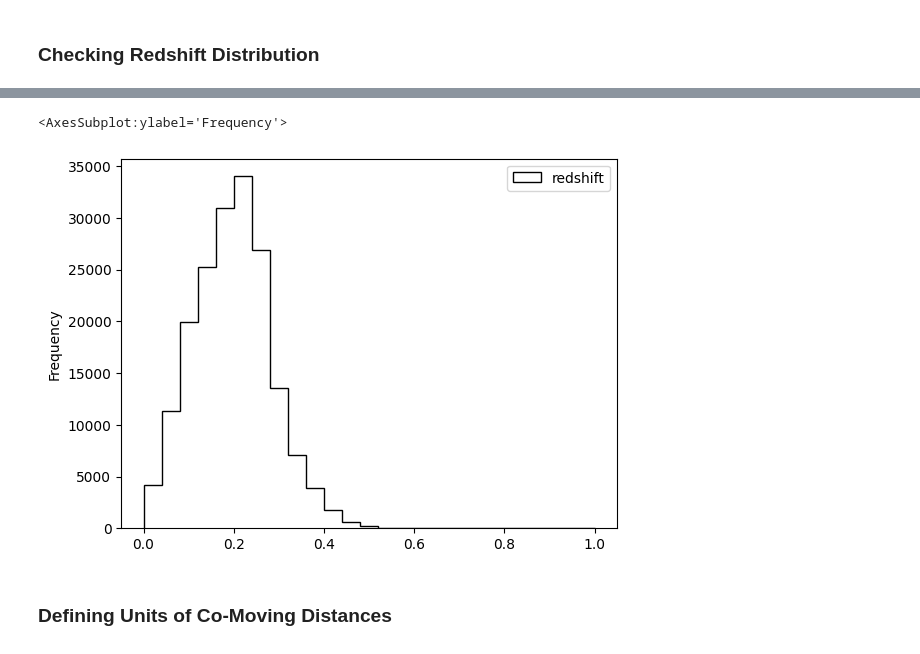
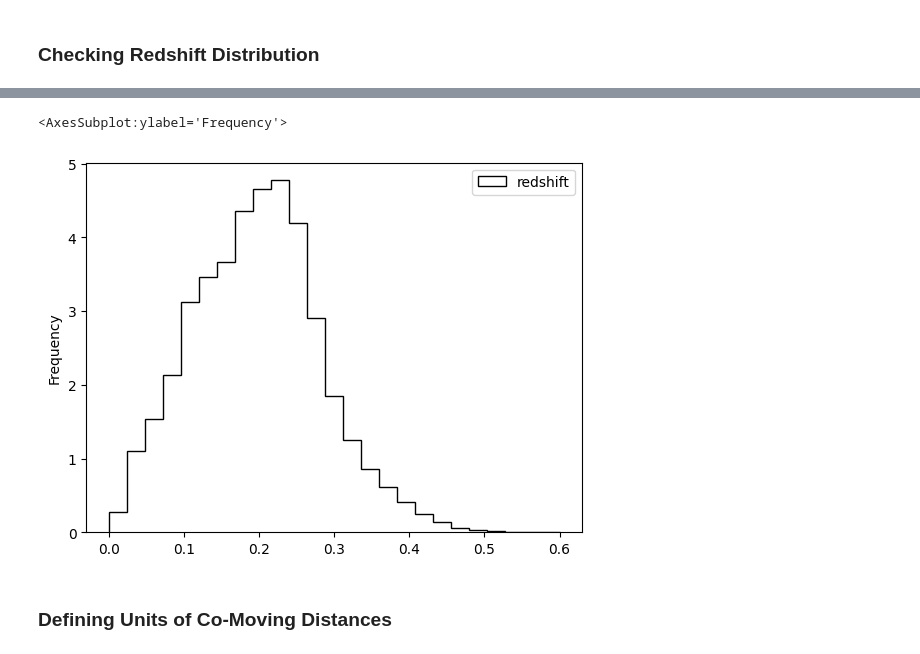
Before and after one commit to AstroORyan/mergers_in_desi, a Jupyter notebook: notebooks/analysis/getting-merger-fraction.ipynb, the cells around one changed output, grey strips where cells are left out. Saved outputs shown, nothing was run; the diff lists cells and outputs as text; code cells hidden in the pictures.

```diff
--- a/notebooks/analysis/getting-merger-fraction.ipynb
+++ b/notebooks/analysis/getting-merger-fraction.ipynb
@@ -57,14 +97,17 @@ df_z_dna = df_z.dropna()
 # %%
 df_z_dna.plot.hist(
     by = 'redshift',
     bins = 25,
     xlabel = 'redshift',
     histtype = 'step',
-    color='black'
+    color='black',
+    range = (0,0.6),
+    density=True
+
 )
 # %% [output]
 <AxesSubplot:ylabel='Frequency'>
-[figure, old version]
+[figure, new version]
 # %% [markdown]
 ### Defining Units of Co-Moving Distances
 # %%
```
Also changed, not shown: parts of 5 cells of this notebook, 10 other files.
